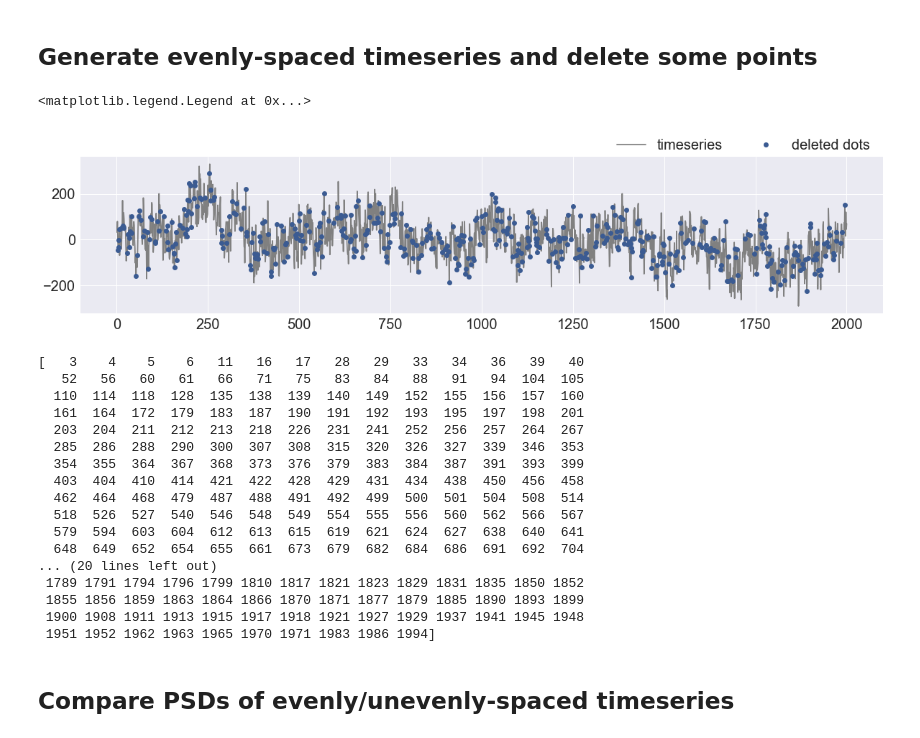
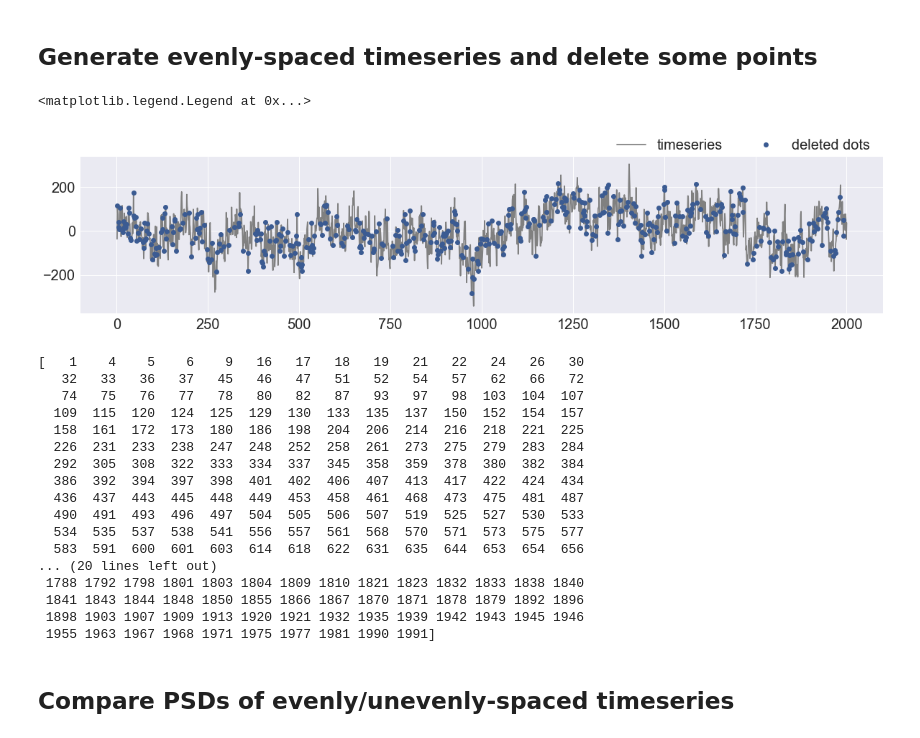
Before and after one commit to LinkedEarth/Pyleoclim_util, a Jupyter notebook: Example/WWZ_benchmark.ipynb, the cells around one changed output. Drawn from its saved outputs; the diff is of its cells as text; code cells hidden in the pictures.

```diff
--- a/Example/WWZ_benchmark.ipynb
+++ b/Example/WWZ_benchmark.ipynb
@@ -44,45 +43,45 @@ def gen_noise(alpha, t, f0=None, m=None):
 
     return y
 # %%
+np.random.seed(2333)
+
 to_evenly = np.arange(1, 2001)
-Xo_evenly = gen_noise(1, to_evenly)
+Xo_evenly = gen_noise(1, to_evenly, m=np.size(to_evenly)/2)  # set such m that no aliasing occurs
 
-import random
-random.seed(2333)
 n_del = 500  # delete 500 pts from 2000 pts
-deleted_idx = random.sample(range(np.size(to_evenly)), n_del)
+deleted_idx = np.random.choice(range(np.size(to_evenly)), n_del, replace=False)
 
 to_unevenly =  np.delete(to_evenly, deleted_idx)
 Xo_unevenly =  np.delete(Xo_evenly, deleted_idx)
 
 sns.set(style="darkgrid", font_scale=2)
 plt.subplots(figsize=[20, 4])
 plt.plot(to_evenly, Xo_evenly, color='gray', label='timeseries')
 plt.plot(to_evenly[deleted_idx], Xo_evenly[deleted_idx], 'o', color=sns.xkcd_rgb['denim blue'], label='deleted dots')
 plt.legend(fontsize=20, bbox_to_anchor=(1, 1.2), loc='upper right', ncol=3)
 # %% [output]
 <matplotlib.legend.Legend at 0x...>
-[figure, old version]
+[figure, new version]
 # %%
 print(np.sort(deleted_idx))
 # %% [output]
-[   3    4    5    6   11   16   17   28   29   33   34   36   39   40
-   52   56   60   61   66   71   75   83   84   88   91   94  104  105
-  110  114  118  128  135  138  139  140  149  152  155  156  157  160
-  161  164  172  179  183  187  190  191  192  193  195  197  198  201
-  203  204  211  212  213  218  226  231  241  252  256  257  264  267
-  285  286  288  290  300  307  308  315  320  326  327  339  346  353
-  354  355  364  367  368  373  376  379  383  384  387  391  393  399
-  403  404  410  414  421  422  428  429  431  434  438  450  456  458
-  462  464  468  479  487  488  491  492  499  500  501  504  508  514
-  518  526  527  540  546  548  549  554  555  556  560  562  566  567
-  579  594  603  604  612  613  615  619  621  624  627  638  640  641
-  648  649  652  654  655  661  673  679  682  684  686  691  692  704
+[   1    4    5    6    9   16   17   18   19   21   22   24   26   30
+   32   33   36   37   45   46   47   51   52   54   57   62   66   72
+   74   75   76   77   78   80   82   87   93   97   98  103  104  107
+  109  115  120  124  125  129  130  133  135  137  150  152  154  157
+  158  161  172  173  180  186  198  204  206  214  216  218  221  225
+  226  231  233  238  247  248  252  258  261  273  275  279  283  284
+  292  305  308  322  333  334  337  345  358  359  378  380  382  384
+  386  392  394  397  398  401  402  406  407  413  417  422  424  434
+  436  437  443  445  448  449  453  458  461  468  473  475  481  487
+  490  491  493  496  497  504  505  506  507  519  525  527  530  533
+  534  535  537  538  541  556  557  561  568  570  571  573  575  577
+  583  591  600  601  603  614  618  622  631  635  644  653  654  656
 ... (20 lines left out)
- 1789 1791 1794 1796 1799 1810 1817 1821 1823 1829 1831 1835 1850 1852
- 1855 1856 1859 1863 1864 1866 1870 1871 1877 1879 1885 1890 1893 1899
- 1900 1908 1911 1913 1915 1917 1918 1921 1927 1929 1937 1941 1945 1948
- 1951 1952 1962 1963 1965 1970 1971 1983 1986 1994]
+ 1788 1792 1798 1801 1803 1804 1809 1810 1821 1823 1832 1833 1838 1840
+ 1841 1843 1844 1848 1850 1855 1866 1867 1870 1871 1878 1879 1892 1896
+ 1898 1903 1907 1909 1913 1920 1921 1932 1935 1939 1942 1943 1945 1946
+ 1955 1963 1967 1968 1971 1975 1977 1981 1990 1991]
 # %% [markdown]
 ## Compare PSDs of evenly/unevenly-spaced timeseries
 # %%
```
Also changed, not shown: parts of 8 cells of this notebook, 1 other file.
